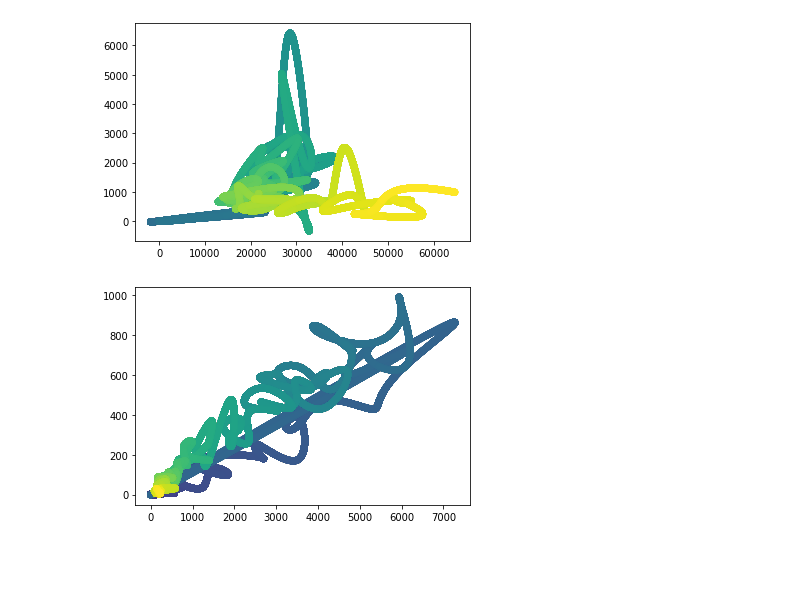
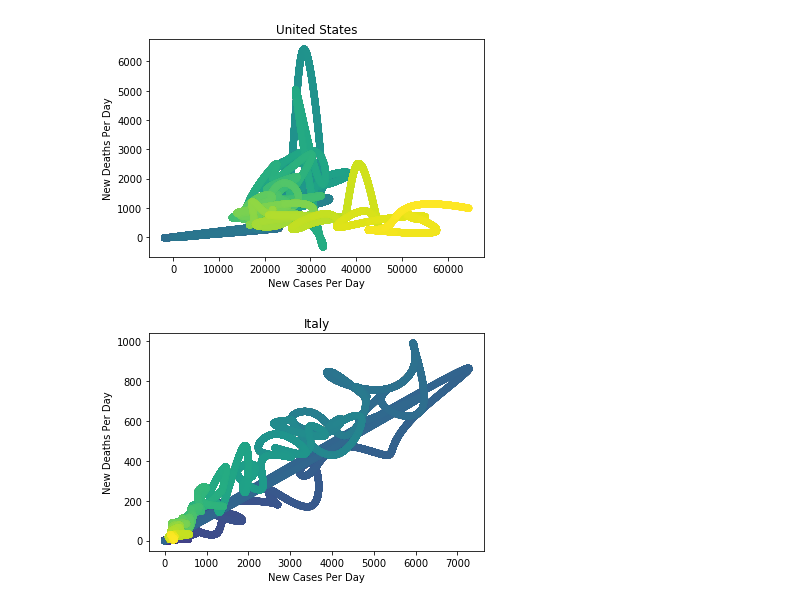
Before and after one commit to ctralie/Sonification, a Jupyter notebook: COVID/COVID.ipynb, the cells around one changed output. Saved outputs shown, nothing was run; the diff lists cells and outputs as text; code cells hidden in the pictures; blank space fills up the shorter version.

```diff
--- a/COVID/COVID.ipynb
+++ b/COVID/COVID.ipynb
@@ -68,30 +69,36 @@ def create_2D_shape(Cases,Deaths):
 # %%
 #covid data from january 20th to july 10th 2020
 UScode = "US"
 ITcode = "IT"
 USData = get_data(UScode)
 ITData = get_data(ITcode)
 
 USC,USD = get_info(USData)
 ITC,ITD = get_info(ITData)
 
 fs = 44100
 seconds = 10
 DesiredAudioFrame = np.linspace(0, 1, int(fs*seconds))
 
 IUSC,IUSD,IITC,IITD = get_interp(USC,USD,ITC,ITD,DesiredAudioFrame)
 
 USShape = create_2D_shape(IUSC,IUSD)
 ITShape = create_2D_shape(IITC,IITD)
 
 plt.scatter(USShape[:, 0], USShape[:, 1], c = DesiredAudioFrame)
+plt.xlabel("New Cases Per Day")
+plt.ylabel("New Deaths Per Day")
+plt.title("United States")
 plt.show()
 plt.figure()
 plt.scatter(ITShape[:, 0], ITShape[:, 1], c = DesiredAudioFrame)
+plt.xlabel("New Cases Per Day")
+plt.ylabel("New Deaths Per Day")
+plt.title("Italy")
 plt.show()
 # %% [output]
-[figure, old version]
+[figure, new version]
-[figure, old version]
+[figure, new version]
 # %%
 plt.figure(figsize=(16, 16))
 plt.subplot(411)
```
Also changed, not shown: parts of 2 cells of this notebook.
